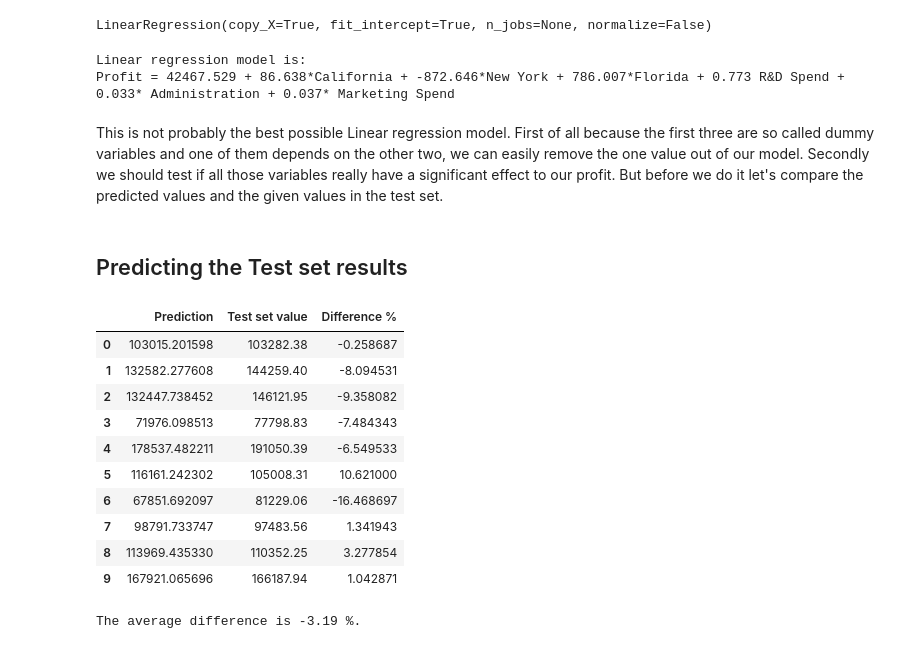
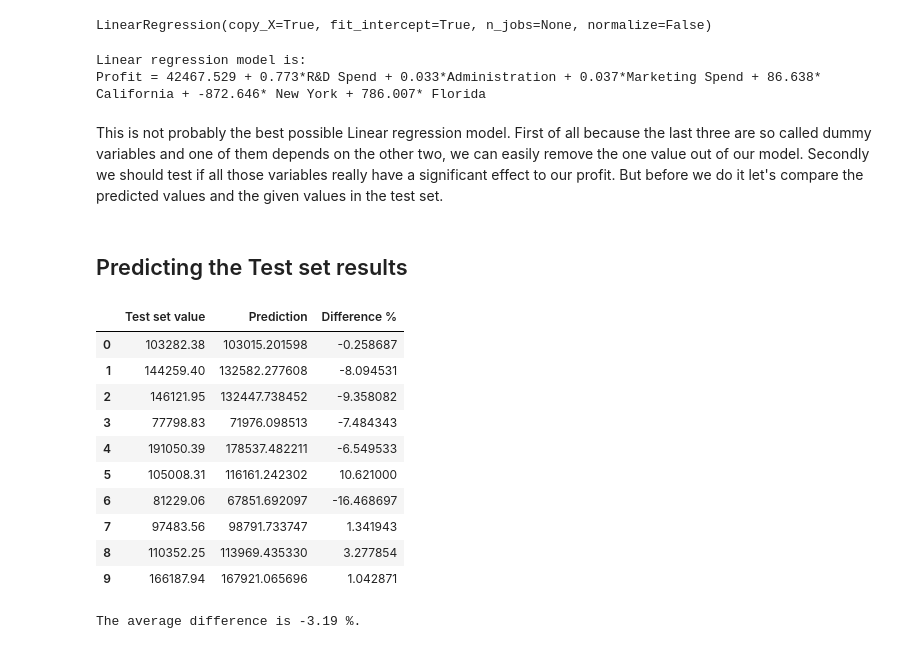
Before and after one commit to sarogov/Machine-Learning-course-projects, a Jupyter notebook: Backward_elimination_linear_regression.ipynb, the cells around one changed output. Drawn from its saved outputs; the diff is of its cells as text; code cells hidden in the pictures.

```diff
--- a/Backward_elimination_linear_regression.ipynb
+++ b/Backward_elimination_linear_regression.ipynb
@@ -14,7 +14,7 @@ import matplotlib.pyplot as plt
 # %% [markdown]
 ## Importing the dataset
 # %%
-dataset = pd.read_csv('50_Startups.csv')
+dataset = pd.read_csv('Data/50_Startups.csv')
 # %%
 # Checking data
 dataset.info()
@@ -42,0 +52,3 @@ dataset.head()
+# %%
+dataset = pd.get_dummies(dataset)
+dataset.head()
@@ -47,6 +64,6 @@ Nest we separate $x$'s and $y$. So $y$ will be the profit and everything else go
 # %%
-X = dataset.iloc[:,:-1].to_numpy()
-y = dataset.iloc[:,-1].to_numpy()
+X = dataset.drop(['Profit'], axis = 1).to_numpy()
+y = dataset['Profit'].to_numpy()
 # %%
 print(X)
 # %% [output]
@@ -84,5 +97,0 @@ The categorical data has to be coded into a number format, because words don't w
-# %%
-from sklearn.compose import ColumnTransformer
-from sklearn.preprocessing import OneHotEncoder
-ct = ColumnTransformer(transformers=[('encoder', OneHotEncoder(), [3])], remainder='passthrough')
-X = np.array(ct.fit_transform(X))
@@ -135,35 +134,35 @@ regressor.fit(X_train, y_train)
 LinearRegression(copy_X=True, fit_intercept=True, n_jobs=None, normalize=False)
 # %%
 print("Linear regression model is:")
-print(f"Profit = {round(regressor.intercept_,3)} + {round(regressor.coef_[0],3)}*California \
-+ {round(regressor.coef_[1],3)}*New York + {round(regressor.coef_[2],3)}*Florida \
-+ {round(regressor.coef_[3],3)} R&D Spend + {round(regressor.coef_[4],3)}* Administration \
-+ {round(regressor.coef_[5],3)}* Marketing Spend")
+print(f"Profit = {round(regressor.intercept_,3)} + {round(regressor.coef_[0],3)}*R&D Spend \
++ {round(regressor.coef_[1],3)}*Administration + {round(regressor.coef_[2],3)}*Marketing Spend \
++ {round(regressor.coef_[3],3)}* California + {round(regressor.coef_[4],3)}* New York \
++ {round(regressor.coef_[5],3)}* Florida")
 # %% [output]
 Linear regression model is:
-Profit = 42467.529 + 86.638*California + -872.646*New York + 786.007*Florida + 0.773 R&D Spend + 0.033* Administration + 0.037* Marketing Spend
+Profit = 42467.529 + 0.773*R&D Spend + 0.033*Administration + 0.037*Marketing Spend + 86.638* California + -872.646* New York + 786.007* Florida
 # %% [markdown]
-This is not probably the best possible Linear regression model. First of all because the first three are so called dummy variables and one of them depends on the other two, we can easily remove the one value out of our model. Secondly we should test if all those variables really have a significant effect to our profit. But before we do it let's compare the predicted values and the given values in the test set.
+This is not probably the best possible Linear regression model. First of all because the last three are so called dummy variables and one of them depends on the other two, we can easily remove the one value out of our model. Secondly we should test if all those variables really have a significant effect to our profit. But before we do it let's compare the predicted values and the given values in the test set.
 # %% [markdown]
 ## Predicting the Test set results
 # %%
 y_pred = regressor.predict(X_test)
-result_data = np.concatenate((y_pred.reshape(len(y_pred),1),y_test.reshape(len(y_test),1)), axis = 1)
-results = pd.DataFrame(result_data, columns=['Prediction', 'Test set value'])
+result_data = np.concatenate((y_test.reshape(len(y_test),1),y_pred.reshape(len(y_pred),1)), axis = 1)
+results = pd.DataFrame(result_data, columns=['Test set value', 'Prediction'])
 results['Difference %'] = (results['Prediction']-results['Test set value'])/results['Test set value'] * 100
 results
 # %% [output]
-|  | Prediction | Test set value | Difference % |
-| 0 | 103015.201598 | 103282.38 | -0.258687 |
-| 1 | 132582.277608 | 144259.40 | -8.094531 |
-| 2 | 132447.738452 | 146121.95 | -9.358082 |
-| 3 | 71976.098513 | 77798.83 | -7.484343 |
-| 4 | 178537.482211 | 191050.39 | -6.549533 |
-| 5 | 116161.242302 | 105008.31 | 10.621000 |
-| 6 | 67851.692097 | 81229.06 | -16.468697 |
-| 7 | 98791.733747 | 97483.56 | 1.341943 |
-| 8 | 113969.435330 | 110352.25 | 3.277854 |
-| 9 | 167921.065696 | 166187.94 | 1.042871 |
+|  | Test set value | Prediction | Difference % |
+| 0 | 103282.38 | 103015.201598 | -0.258687 |
+| 1 | 144259.40 | 132582.277608 | -8.094531 |
+| 2 | 146121.95 | 132447.738452 | -9.358082 |
+| 3 | 77798.83 | 71976.098513 | -7.484343 |
+| 4 | 191050.39 | 178537.482211 | -6.549533 |
+| 5 | 105008.31 | 116161.242302 | 10.621000 |
+| 6 | 81229.06 | 67851.692097 | -16.468697 |
+| 7 | 97483.56 | 98791.733747 | 1.341943 |
+| 8 | 110352.25 | 113969.435330 | 3.277854 |
+| 9 | 166187.94 | 167921.065696 | 1.042871 |
 # %%
 print(f"The average difference is {round(results['Difference %'].mean(),2)} %.")
 # %% [output]
```
Also changed, not shown: parts of 37 cells of this notebook.
